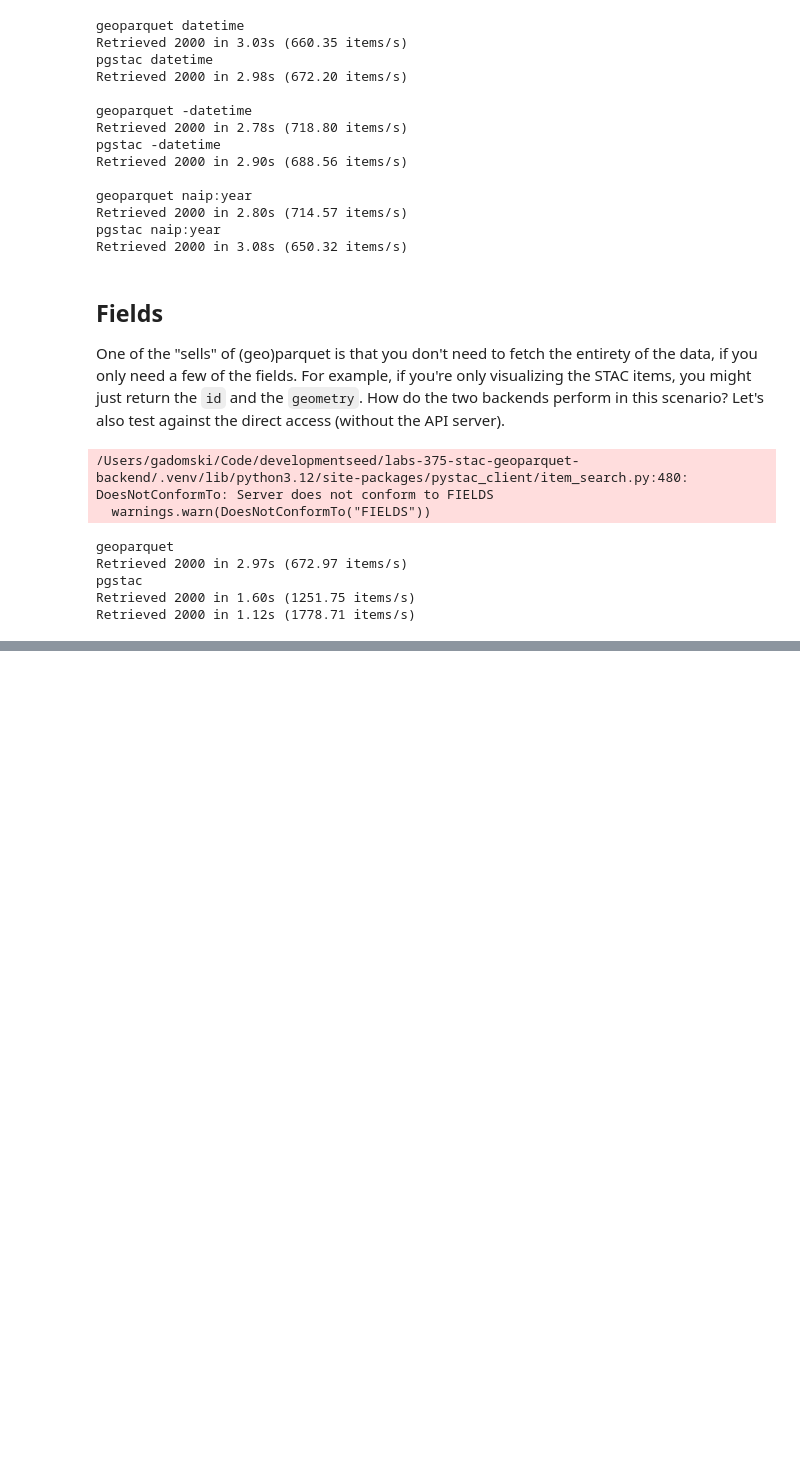
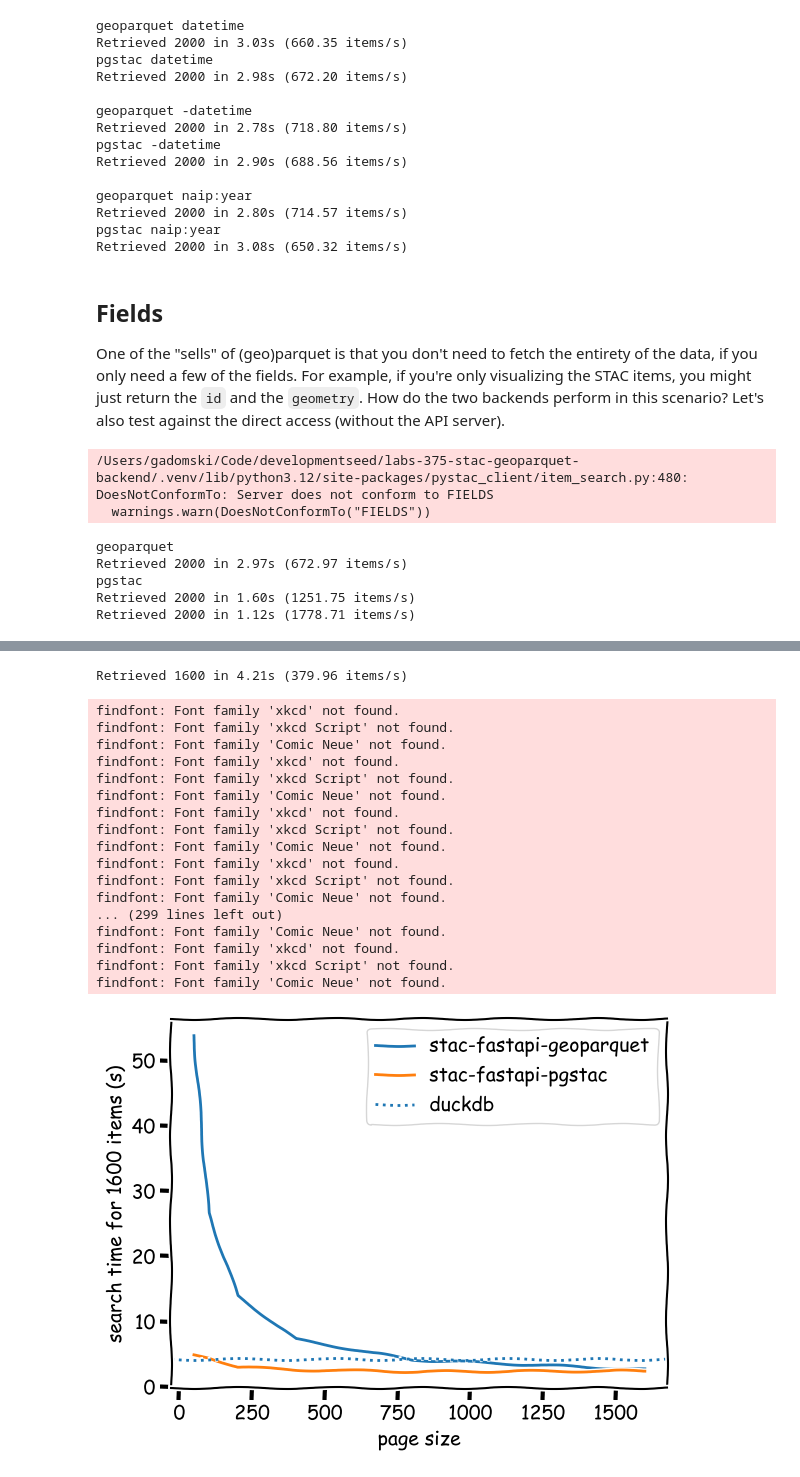
Before and after one commit to developmentseed/labs-375-stac-geoparquet-backend, a Jupyter notebook: docs/katas/0_full_scan.ipynb, the cells around one changed output, grey strips where cells are left out. Cells and saved outputs as stored; diff of their text form; code cells hidden in the pictures; blank space fills up the shorter version.

```diff
--- a/docs/katas/0_full_scan.ipynb
+++ b/docs/katas/0_full_scan.ipynb
@@ -217,0 +222,25 @@ Retrieved 2000 in 1.12s (1778.71 items/s)
+# %%
+PAGE_SIZES = [50, 100, 200, 400, 800, 1600]
+
+geoparquet_client = Client.open(STAC_FASTAPI_GEOPARQUET_URI)
+pgstac_client = Client.open(STAC_FASTAPI_PGSTAC_URI)
+
+geoparquet_results = []
+pgstac_results = []
+
+for page_size in PAGE_SIZES:
+    with Timer() as timer:
+        items = list(
+            geoparquet_client.search(
+                collections=["naip"], limit=page_size, max_items=1600
+            ).items_as_dicts()
+        )
+        geoparquet_results.append(timer.report(items))
+
+    with Timer() as timer:
+        items = list(
+            pgstac_client.search(
+                collections=["naip"], limit=page_size, max_items=1600
+            ).items_as_dicts()
+        )
+        pgstac_results.append(timer.report(items))
@@ -217,0 +260,39 @@ Retrieved 2000 in 1.12s (1778.71 items/s)
+# %%
+duckdb_client = DuckdbClient()
+duckdb_client.execute("CREATE SECRET (TYPE S3, PROVIDER CREDENTIAL_CHAIN)")
+
+with Timer() as timer:
+    items = duckdb_client.search(NAIP_GEOPARQUET_URI, collections=["naip"], limit=1600)
+    duckdb_result = timer.report(items)
+# %% [output]
+Retrieved 1600 in 4.21s (379.96 items/s)
+# %%
+from matplotlib import pyplot
+
+with pyplot.xkcd():
+    pyplot.plot(PAGE_SIZES, geoparquet_results, label="stac-fastapi-geoparquet")
+    pyplot.plot(PAGE_SIZES, pgstac_results, label="stac-fastapi-pgstac")
+    pyplot.axhline(duckdb_result, label="duckdb", linestyle=":")
+    pyplot.xlabel("page size")
+    pyplot.ylabel("search time for 1600 items (s)")
+    pyplot.legend()
+    pyplot.show()
+# %% [output]
+findfont: Font family 'xkcd' not found.
+findfont: Font family 'xkcd Script' not found.
+findfont: Font family 'Comic Neue' not found.
+findfont: Font family 'xkcd' not found.
+findfont: Font family 'xkcd Script' not found.
+findfont: Font family 'Comic Neue' not found.
+findfont: Font family 'xkcd' not found.
+findfont: Font family 'xkcd Script' not found.
+findfont: Font family 'Comic Neue' not found.
+findfont: Font family 'xkcd' not found.
+findfont: Font family 'xkcd Script' not found.
+findfont: Font family 'Comic Neue' not found.
+... (299 lines left out)
+findfont: Font family 'Comic Neue' not found.
+findfont: Font family 'xkcd' not found.
+findfont: Font family 'xkcd Script' not found.
+findfont: Font family 'Comic Neue' not found.
+[figure, added]
```
Also changed, not shown: parts of 4 cells of this notebook, 3 other files.
